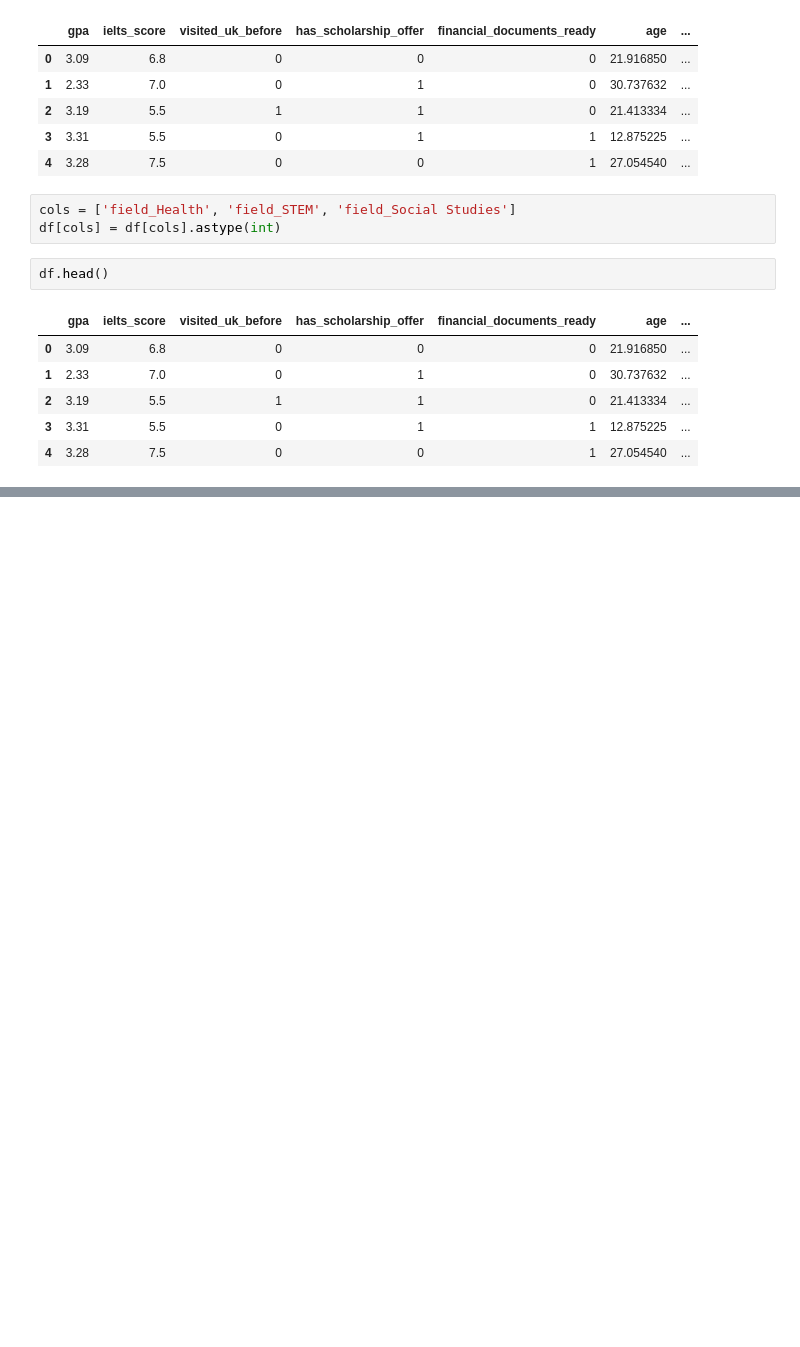
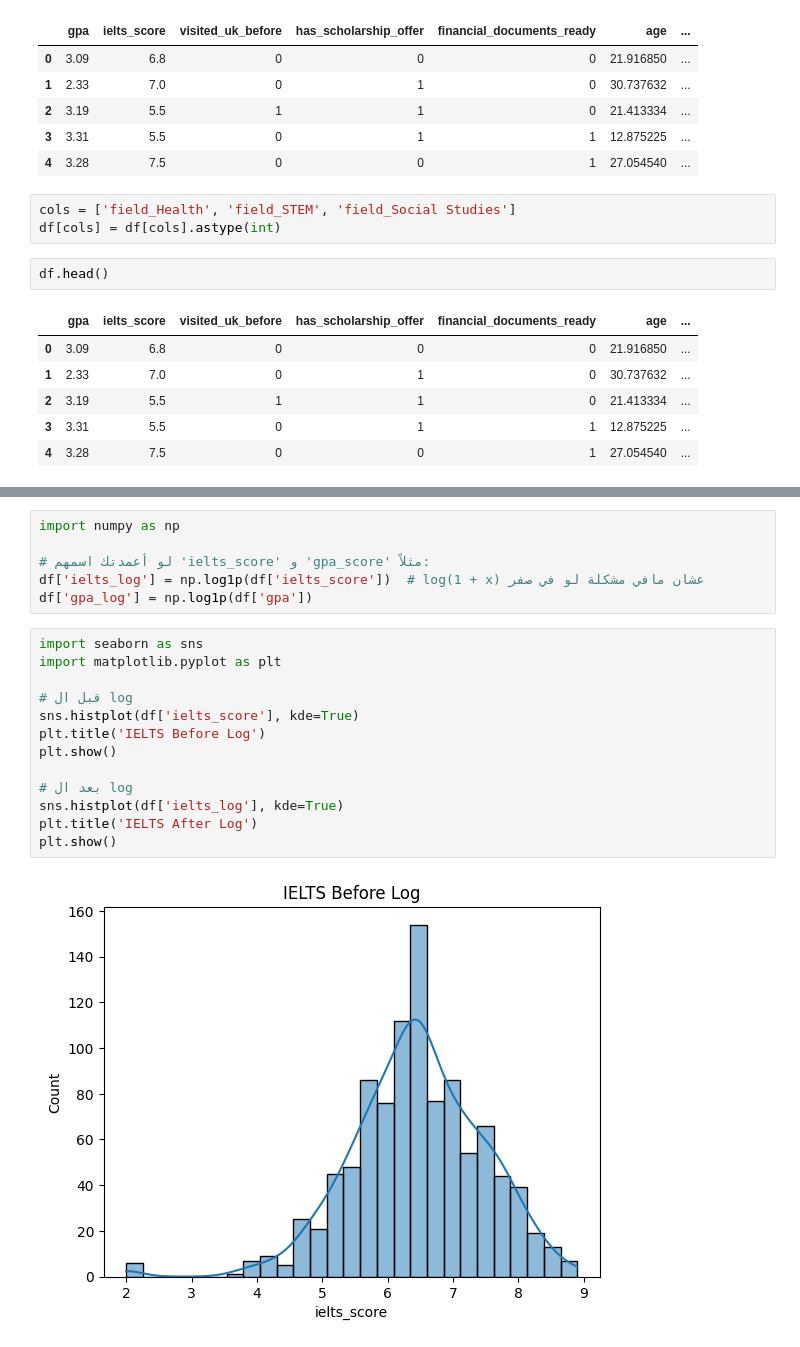
Before and after one commit to Ruba124/uk_visa_approval_ML_model, a Jupyter notebook: uk.ipynb, the cells around one changed output, grey strips where cells are left out. Cells and saved outputs as stored; diff of their text form; blank space fills up the shorter version.

```diff
--- a/uk.ipynb
+++ b/uk.ipynb
@@ -545,0 +605,21 @@ df.head()
+# %%
+import numpy as np
+
+# لو أعمدتك اسمهم 'ielts_score' و 'gpa_score' مثلاً:
+df['ielts_log'] = np.log1p(df['ielts_score'])  # log(1 + x) عشان مافي مشكلة لو في صفر
+df['gpa_log'] = np.log1p(df['gpa'])
+# %%
+import seaborn as sns
+import matplotlib.pyplot as plt
+
+# قبل ال log
+sns.histplot(df['ielts_score'], kde=True)
+plt.title('IELTS Before Log')
+plt.show()
+
+# بعد ال log
+sns.histplot(df['ielts_log'], kde=True)
+plt.title('IELTS After Log')
+plt.show()
+# %% [output]
+[figure, added]
```
Also changed, not shown: parts of 23 cells of this notebook, 4 other files.
